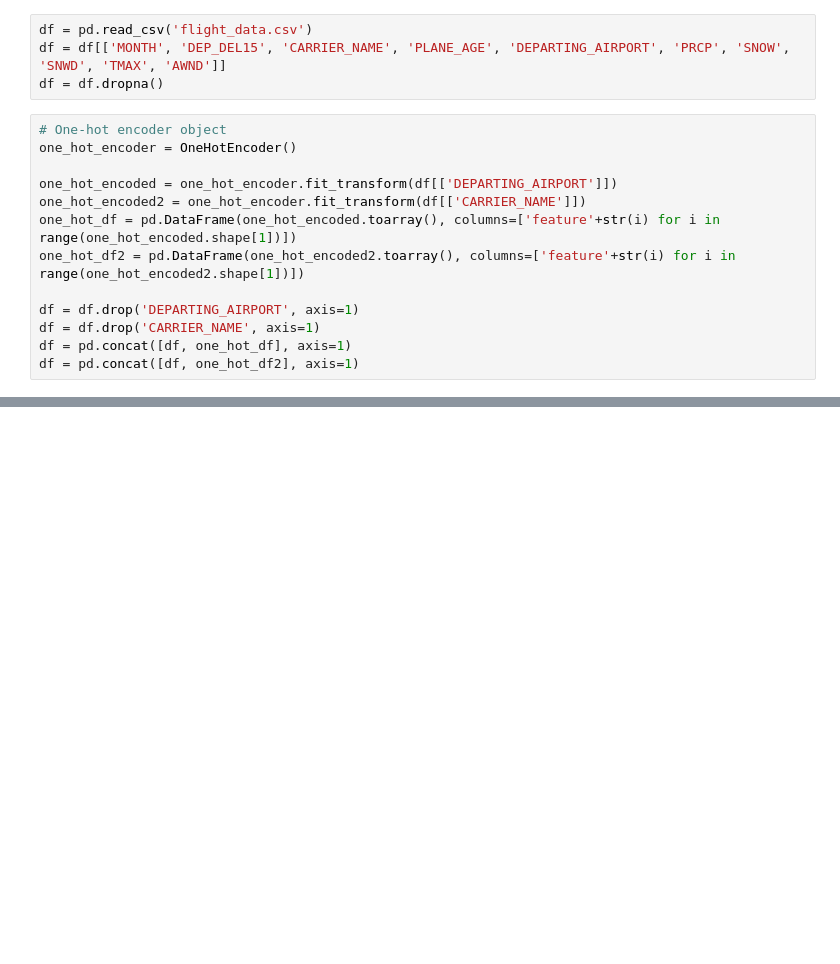
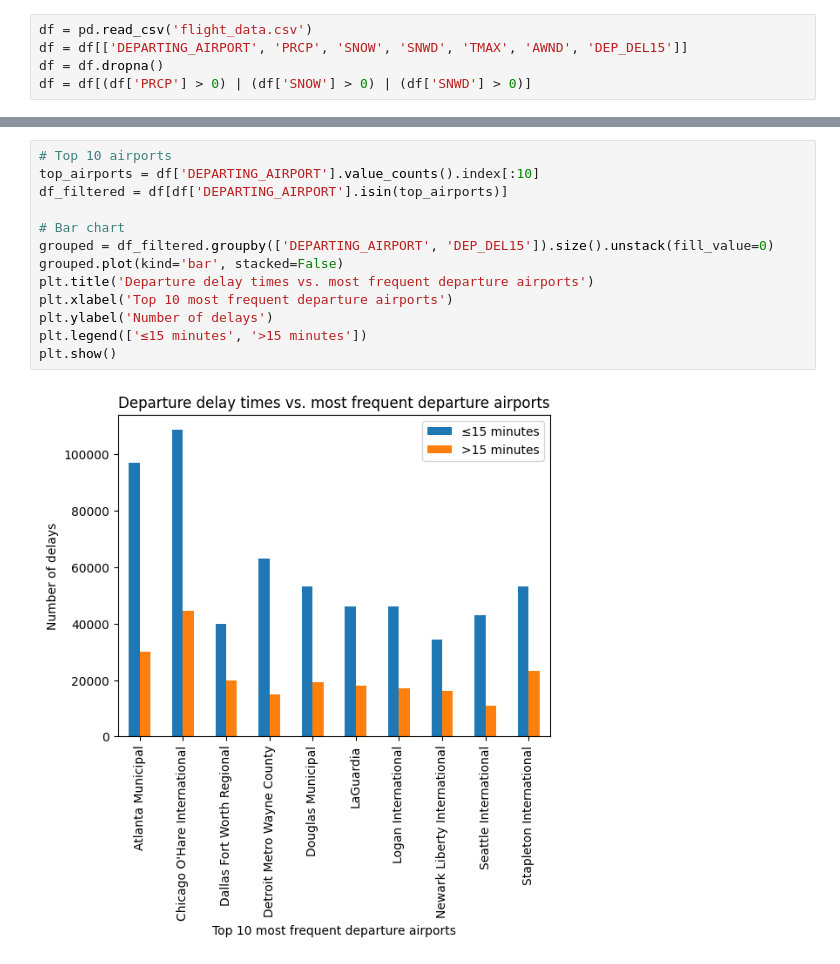
Before and after one commit to KiranSmelser/flight-delay-predictor, a Jupyter notebook: main.ipynb, the cells around one changed output, grey strips where cells are left out. Drawn from its saved outputs; the diff is of its cells as text; blank space fills up the shorter version.

```diff
--- a/main.ipynb
+++ b/main.ipynb
@@ -9,17 +11,5 @@ from sklearn.metrics import mean_squared_error
 # %%
 df = pd.read_csv('flight_data.csv')
-df = df[['MONTH', 'DEP_DEL15', 'CARRIER_NAME', 'PLANE_AGE', 'DEPARTING_AIRPORT', 'PRCP', 'SNOW', 'SNWD', 'TMAX', 'AWND']]
+df = df[['DEPARTING_AIRPORT', 'PRCP', 'SNOW', 'SNWD', 'TMAX', 'AWND', 'DEP_DEL15']]
 df = df.dropna()
+df = df[(df['PRCP'] > 0) | (df['SNOW'] > 0) | (df['SNWD'] > 0)]
-# %%
-# One-hot encoder object
-one_hot_encoder = OneHotEncoder()
-
-one_hot_encoded = one_hot_encoder.fit_transform(df[['DEPARTING_AIRPORT']])
-one_hot_encoded2 = one_hot_encoder.fit_transform(df[['CARRIER_NAME']])
-one_hot_df = pd.DataFrame(one_hot_encoded.toarray(), columns=['feature'+str(i) for i in range(one_hot_encoded.shape[1])])
-one_hot_df2 = pd.DataFrame(one_hot_encoded2.toarray(), columns=['feature'+str(i) for i in range(one_hot_encoded2.shape[1])])
-
-df = df.drop('DEPARTING_AIRPORT', axis=1)
-df = df.drop('CARRIER_NAME', axis=1)
-df = pd.concat([df, one_hot_df], axis=1)
-df = pd.concat([df, one_hot_df2], axis=1)
@@ -56,0 +41,15 @@ Root Mean Squared Error: 0.3876518213252121
+# %%
+# Top 10 airports
+top_airports = df['DEPARTING_AIRPORT'].value_counts().index[:10]
+df_filtered = df[df['DEPARTING_AIRPORT'].isin(top_airports)]
+
+# Bar chart
+grouped = df_filtered.groupby(['DEPARTING_AIRPORT', 'DEP_DEL15']).size().unstack(fill_value=0)
+grouped.plot(kind='bar', stacked=False)
+plt.title('Departure delay times vs. most frequent departure airports')
+plt.xlabel('Top 10 most frequent departure airports')
+plt.ylabel('Number of delays')
+plt.legend(['≤15 minutes', '>15 minutes'])
+plt.show()
+# %% [output]
+[figure, added]
```
Also changed, not shown: parts of 9 cells of this notebook.
